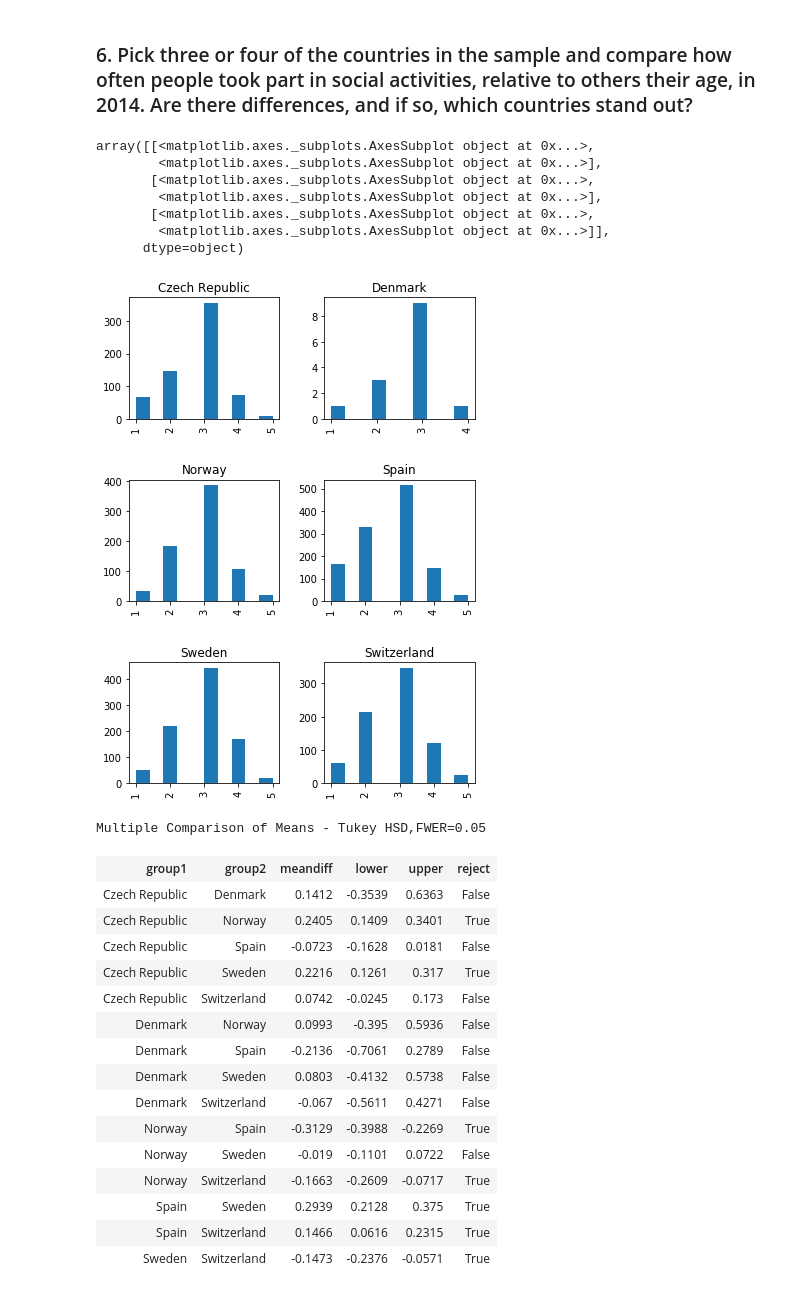
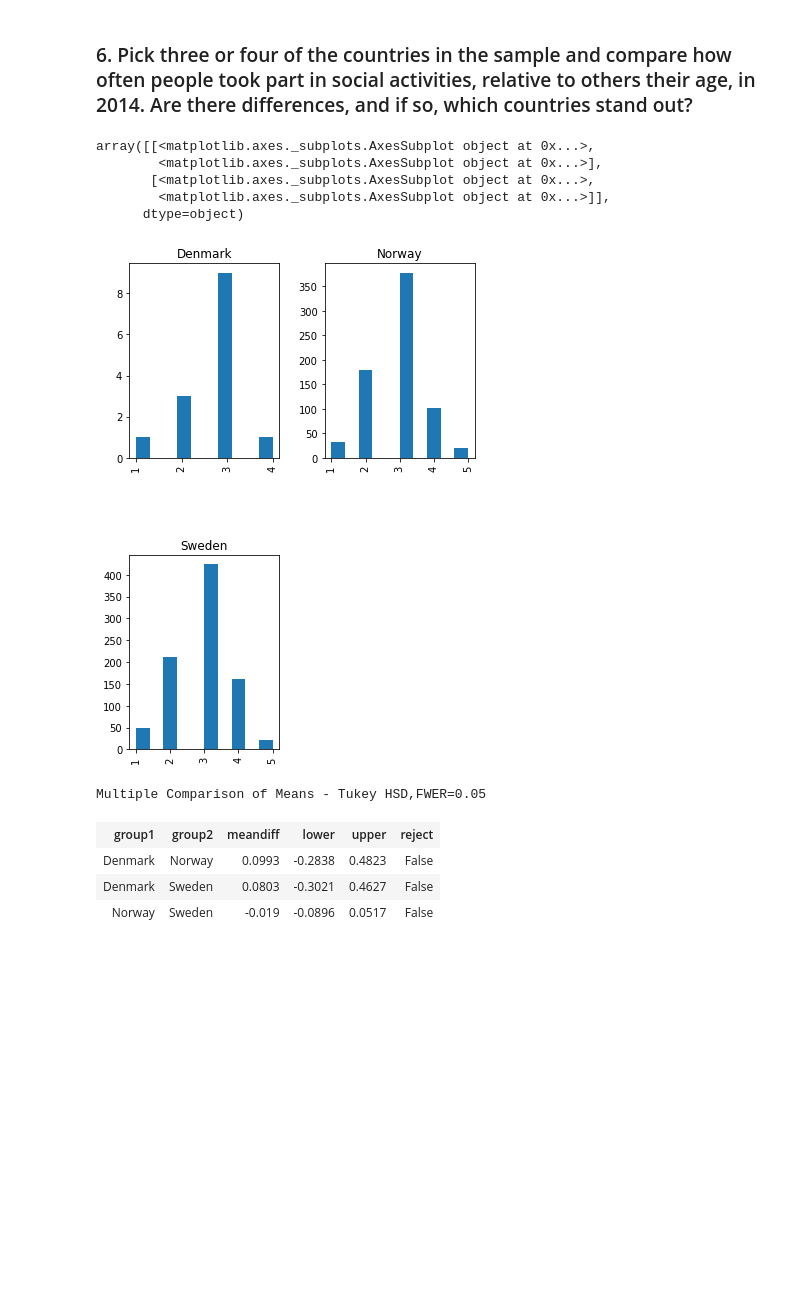
Before and after one commit to mhuh22/Thinkful, a Jupyter notebook: Bootcamp/Unit 5/Lesson 5 - Advanced Experimentation/Challenge 5.5.4. What Test to Use.ipynb, the cells around one changed output. Cells and saved outputs as stored; diff of their text form; code cells hidden in the pictures; blank space fills up the shorter version.

```diff
--- a/Bootcamp/Unit 5/Lesson 5 - Advanced Experimentation/Challenge 5.5.4. What Test to Use.ipynb
+++ b/Bootcamp/Unit 5/Lesson 5 - Advanced Experimentation/Challenge 5.5.4. What Test to Use.ipynb
@@ -285,6 +285,9 @@ Based on the results of our test, it would appear as though there is no signific
 # %%
 plt.rcParams['figure.figsize'] = [6,9]
 
-(ess.loc[(ess['year']==2014)]).hist(by=['cntry'], column='sclmeet')
+# Picking scandinavian countries among all countries
+scandinavia = ess2.loc[ess2['cntry'].isin(['Norway', 'Sweden', 'Denmark'])]
+
+(scandinavia.loc[(scandinavia['year']==2014)]).hist(by=['cntry'], column='sclmeet')
 # %% [output]
 array([[<matplotlib.axes._subplots.AxesSubplot object at 0x...>,
@@ -325,38 +323,24 @@ Multiple Comparison of Means - Tukey HSD,FWER=0.05
 # %%
 plt.rcParams['figure.figsize'] = [6,9]
 
-(ess.loc[(ess['year']==2014)]).hist(by=['cntry'], column='sclact')
+(scandinavia.loc[(scandinavia['year']==2014)]).hist(by=['cntry'], column='sclact')
 # %% [output]
 array([[<matplotlib.axes._subplots.AxesSubplot object at 0x...>,
-        <matplotlib.axes._subplots.AxesSubplot object at 0x...>],
-       [<matplotlib.axes._subplots.AxesSubplot object at 0x...>,
         <matplotlib.axes._subplots.AxesSubplot object at 0x...>],
        [<matplotlib.axes._subplots.AxesSubplot object at 0x...>,
         <matplotlib.axes._subplots.AxesSubplot object at 0x...>]],
       dtype=object)
-[figure, old version]
+[figure, new version]
 # %%
 # Run normality test to determine what test to use
-tukey = pairwise_tukeyhsd(endog=ess2['sclact'],
-                          groups=ess2['cntry'],
+tukey = pairwise_tukeyhsd(endog=scandinavia['sclact'],
+                          groups=scandinavia['cntry'],
                           alpha=0.05)
 
 tukey.summary()
 # %% [output]
 Multiple Comparison of Means - Tukey HSD,FWER=0.05
 | group1 | group2 | meandiff | lower | upper | reject |
-| Czech Republic | Denmark | 0.1412 | -0.3539 | 0.6363 | False |
-| Czech Republic | Norway | 0.2405 | 0.1409 | 0.3401 | True |
-| Czech Republic | Spain | -0.0723 | -0.1628 | 0.0181 | False |
-| Czech Republic | Sweden | 0.2216 | 0.1261 | 0.317 | True |
-| Czech Republic | Switzerland | 0.0742 | -0.0245 | 0.173 | False |
-| Denmark | Norway | 0.0993 | -0.395 | 0.5936 | False |
-| Denmark | Spain | -0.2136 | -0.7061 | 0.2789 | False |
-| Denmark | Sweden | 0.0803 | -0.4132 | 0.5738 | False |
-| Denmark | Switzerland | -0.067 | -0.5611 | 0.4271 | False |
-| Norway | Spain | -0.3129 | -0.3988 | -0.2269 | True |
-| Norway | Sweden | -0.019 | -0.1101 | 0.0722 | False |
-| Norway | Switzerland | -0.1663 | -0.2609 | -0.0717 | True |
-| Spain | Sweden | 0.2939 | 0.2128 | 0.375 | True |
-| Spain | Switzerland | 0.1466 | 0.0616 | 0.2315 | True |
-| Sweden | Switzerland | -0.1473 | -0.2376 | -0.0571 | True |
+| Denmark | Norway | 0.0993 | -0.2838 | 0.4823 | False |
+| Denmark | Sweden | 0.0803 | -0.3021 | 0.4627 | False |
+| Norway | Sweden | -0.019 | -0.0896 | 0.0517 | False |
```
Also changed, not shown: parts of 7 cells of this notebook.
